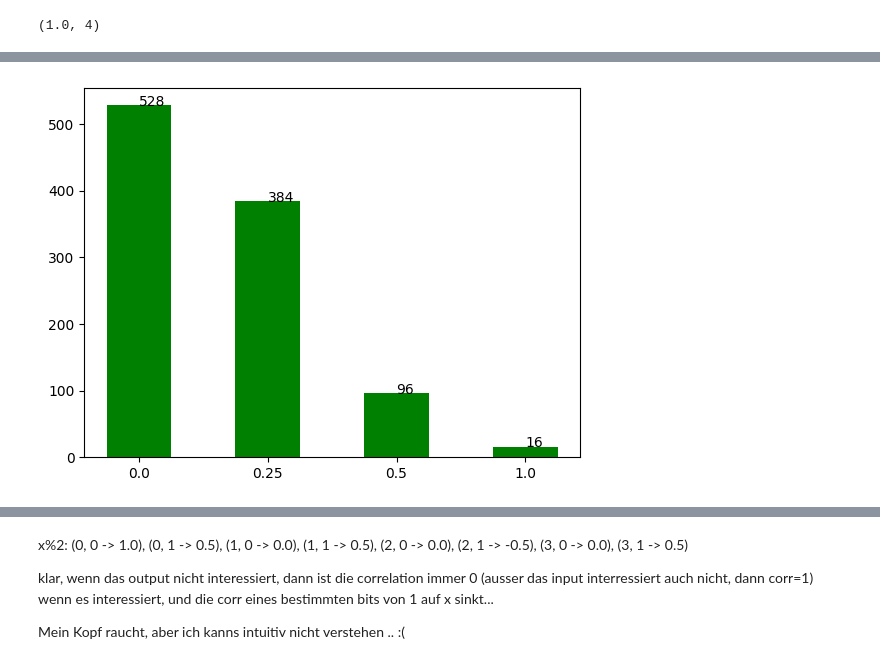
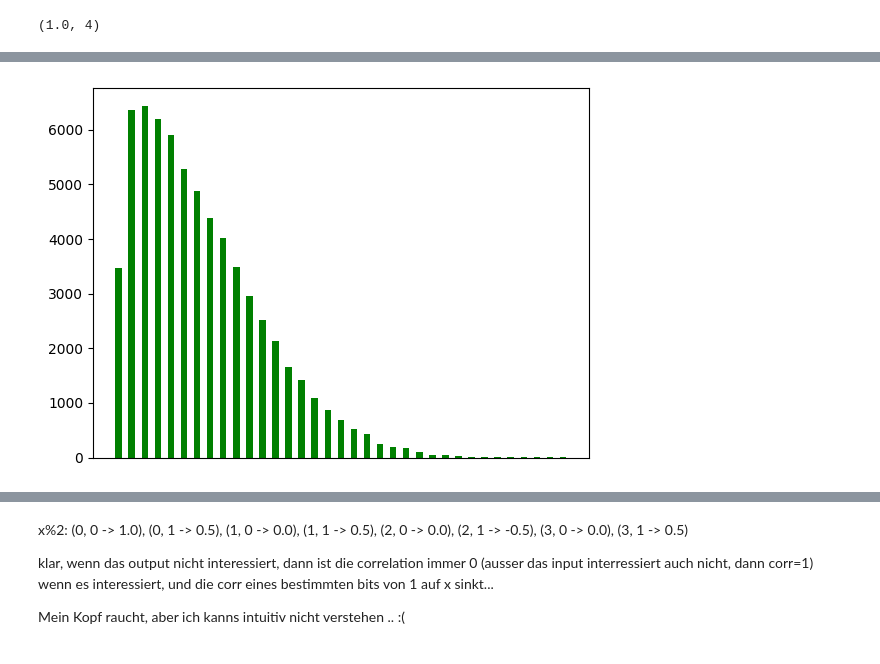
Before and after one commit to HannesGitH/MA-public, a Jupyter notebook: success_probabilities.ipynb, the cells around one changed output, grey strips where cells are left out. Saved outputs shown, nothing was run; the diff lists cells and outputs as text; code cells hidden in the pictures.

```diff
--- a/success_probabilities.ipynb
+++ b/success_probabilities.ipynb
@@ -219,11 +219,12 @@ def f(x):
     return f_malviya(x)
 
 if True:
-    prefix = '4topartial4by2'
-    inl = 4
-    outl = 6
+    prefix = '8to8random'
+    inl = 8
+    outl = 8
 
     def f(x:int)->int:
+        return np.random.randint(0,2**outl)
         # mask = 0b1010101010101010
         # return x ^ (f_malviya(x)&mask)
         ret = (x^0xC) | ((f_malviya(x)&0x3)<<4)
@@ -326,8 +342,12 @@ import tikzplotlib
 
 # fig = plt.figure(figsize=plt.figaspect(.5))
 plt.bar([f'{key}' for key in correlation_counts.keys()], correlation_counts.values(), width=0.5, color='g', align='center')
-for i,(k,v) in enumerate(correlation_counts.items()):
-    plt.text(i,v,v)
+if prefix != '8to8random':
+    for i,(k,v) in enumerate(correlation_counts.items()):
+        plt.text(i,v,v)
+else:
+    #disable x labels
+    plt.xticks([])
 
 tikzplotlib.save("empirical/"+prefix+"_correlation_counts.tex")
 # %% [output]
@@ -335,11 +355,16 @@ tikzplotlib.save("empirical/"+prefix+"_correlation_counts.tex")
 # %%
 
 # fig = plt.figure(figsize=plt.figaspect(.5))
 
 plt.bar([f'{key}' for key in abs_correlation_counts.keys()], abs_correlation_counts.values(), width=0.5, color='g', align='center')
-for i,(k,v) in enumerate(abs_correlation_counts.items()):
-    plt.text(i,v,v)
+
+if prefix == '8to8random':
+    plt.xticks([])
+
+else:
+    for i,(k,v) in enumerate(abs_correlation_counts.items()):
+        plt.text(i,v,v)
 
 tikzplotlib.save("empirical/"+prefix+"_abs_correlation_counts.tex")
 # %% [output]
-[figure, old version]
+[figure, new version]
```
Also changed, not shown: parts of 5 cells of this notebook.
